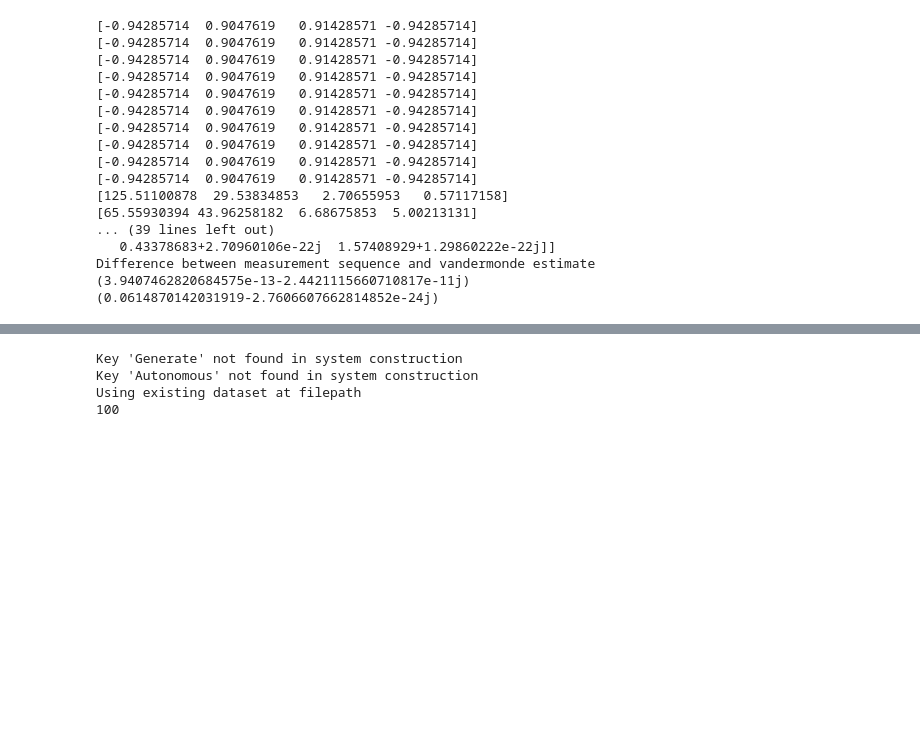
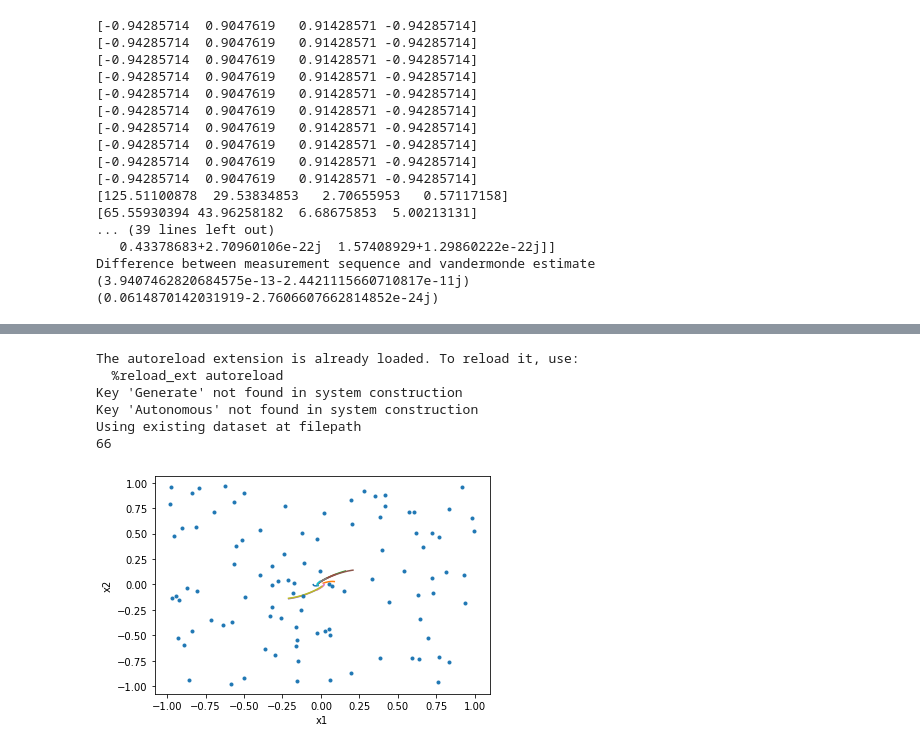
Before and after one commit to Mennovl1/Koopman_Identification, a Jupyter notebook: Korda2020Tryout.ipynb, the cells around one changed output, grey strips where cells are left out. Drawn from its saved outputs; the diff is of its cells as text; code cells hidden in the pictures; blank space fills up the shorter version.

```diff
--- a/Korda2020Tryout.ipynb
+++ b/Korda2020Tryout.ipynb
@@ -231,21 +344,36 @@ Computed eigenfunction surface in 2852.9 ms
 # %%
+%load_ext autoreload
+%autoreload 2
 import System
-def randomCirc(N, n, r = 0.05):
+import methods
+import numpy as np
+import Dictionaries
+import matplotlib.pyplot as plt
+def randomCirc(N, n, r = 0.02):
     '''Construct N initial conditions for random points on an n-d sphere of radius r'''
     # Normalised n-d Gaussian points result in a uniform point on a sphere
 
     random_Initialconditions = np.random.randn(N,n)
     return r * random_Initialconditions / np.linalg.norm(random_Initialconditions, axis=1).reshape((N,1))
 
 
 KordaEquation = System.differentialEquation(System.forcedvanDerPolSystemKorda, 2, 1)
-Korda = System.System(KordaEquation, 'testdata/Korda2020.mat', 500, 150, 0.01, Generate=False, Autonomous=True, Initialisation_function = randomCirc)
+Korda = System.System(KordaEquation, 'testdata/Korda2020.mat', 150, 100, 0.01, Generate=False, Autonomous=True, Initialisation_function = randomCirc)
 
 X = Korda.trainingData()
 f = Dictionaries.thin_plate_rbf_dictionary(2, 100, 2)
+
+plt.plot(Korda.StateSequence[0:10,0,:].T, Korda.StateSequence[0:10,1,:].T, '-', f.origins[:,0,:], f.origins[:,1,:], '.')
+plt.xlabel("x1")
+plt.ylabel("x2")
+plt.savefig('figure1.png', dpi=400)
+plt.show()
 # %% [output]
+The autoreload extension is already loaded. To reload it, use:
+  %reload_ext autoreload
 Key 'Generate' not found in system construction
 Key 'Autonomous' not found in system construction
 Using existing dataset at filepath
-100
+66
+[figure, added]
 # %%
```
Also changed, not shown: parts of 9 cells of this notebook, 11 other files.
